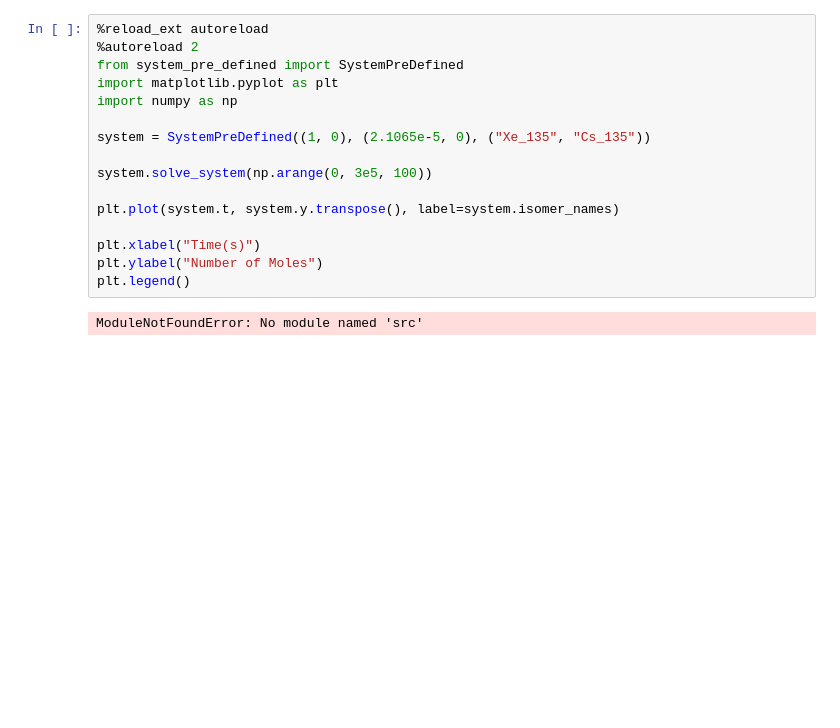
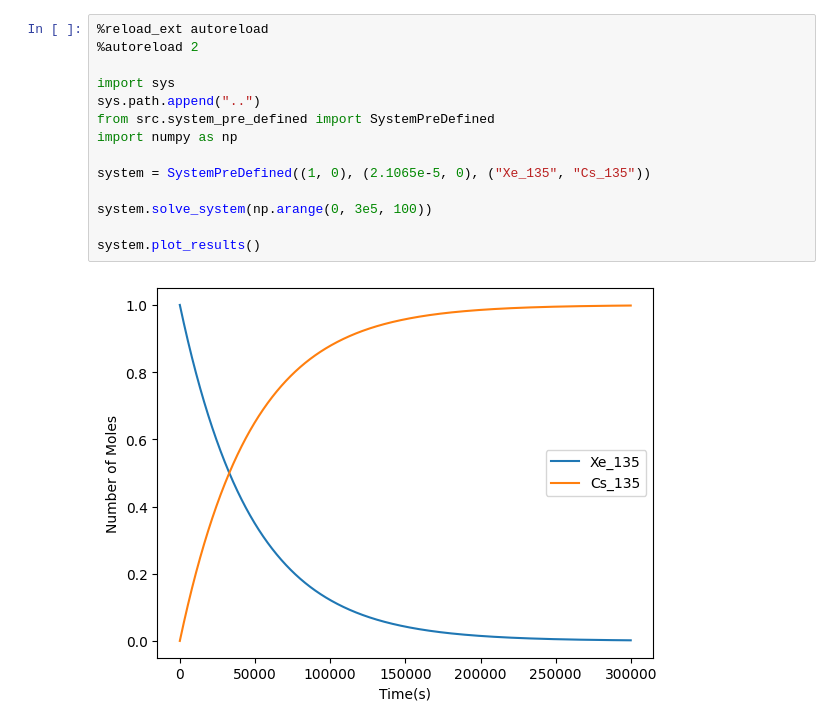
Before and after one commit to mat2k89/Decay-Chains, a Jupyter notebook: src/sample_solution_showcase.ipynb, the cells around one changed output. Drawn from its saved outputs; the diff is of its cells as text; blank space fills up the shorter version.

```diff
--- a/src/sample_solution_showcase.ipynb
+++ b/src/sample_solution_showcase.ipynb
@@ -1,18 +1,16 @@
 # %%
 %reload_ext autoreload
 %autoreload 2
-from system_pre_defined import SystemPreDefined
-import matplotlib.pyplot as plt
+
+import sys
+sys.path.append("..")
+from src.system_pre_defined import SystemPreDefined
 import numpy as np
 
 system = SystemPreDefined((1, 0), (2.1065e-5, 0), ("Xe_135", "Cs_135"))
 
 system.solve_system(np.arange(0, 3e5, 100))
 
-plt.plot(system.t, system.y.transpose(), label=system.isomer_names)
-
-plt.xlabel("Time(s)")
-plt.ylabel("Number of Moles")
-plt.legend()
+system.plot_results()
 # %% [output]
-ModuleNotFoundError: No module named 'src'
+[figure, added]
```
Also changed, not shown: parts of 1 cell of this notebook.
